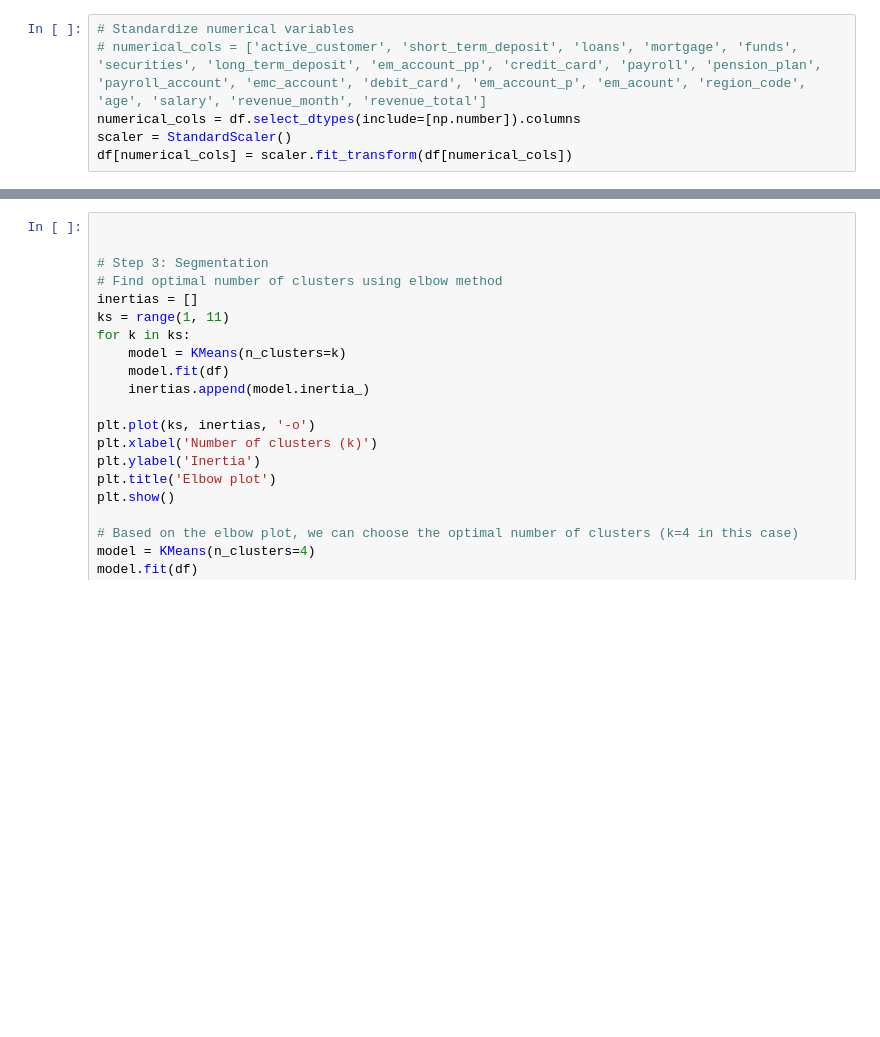
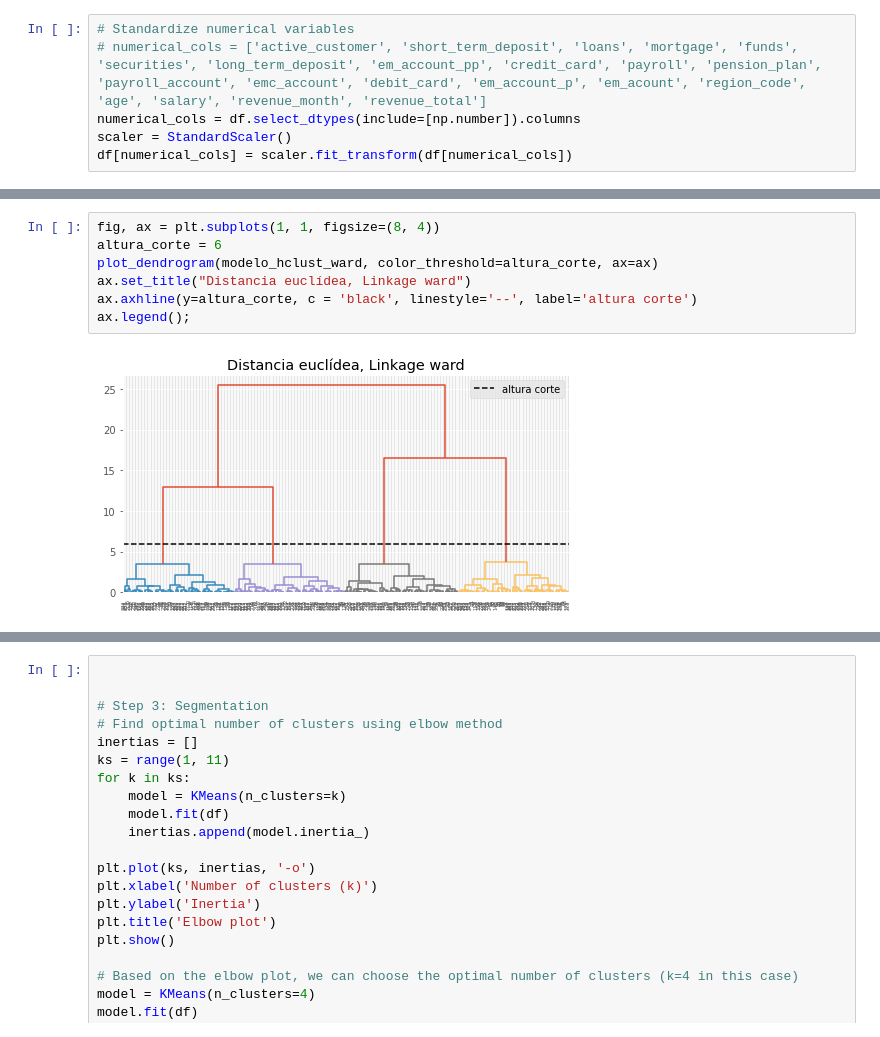
Before and after one commit to aggarcia1996/final_project_adjt, a Jupyter notebook: 02_Segmentation.ipynb, the cells around one changed output, grey strips where cells are left out. Saved outputs shown, nothing was run; the diff lists cells and outputs as text; blank space fills up the shorter version.

```diff
--- a/02_Segmentation.ipynb
+++ b/02_Segmentation.ipynb
@@ -477,0 +433,9 @@ plt.tight_layout();
+# %%
+fig, ax = plt.subplots(1, 1, figsize=(8, 4))
+altura_corte = 6
+plot_dendrogram(modelo_hclust_ward, color_threshold=altura_corte, ax=ax)
+ax.set_title("Distancia euclídea, Linkage ward")
+ax.axhline(y=altura_corte, c = 'black', linestyle='--', label='altura corte')
+ax.legend();
+# %% [output]
+[figure, added]
```
Also changed, not shown: parts of 25 cells of this notebook.
